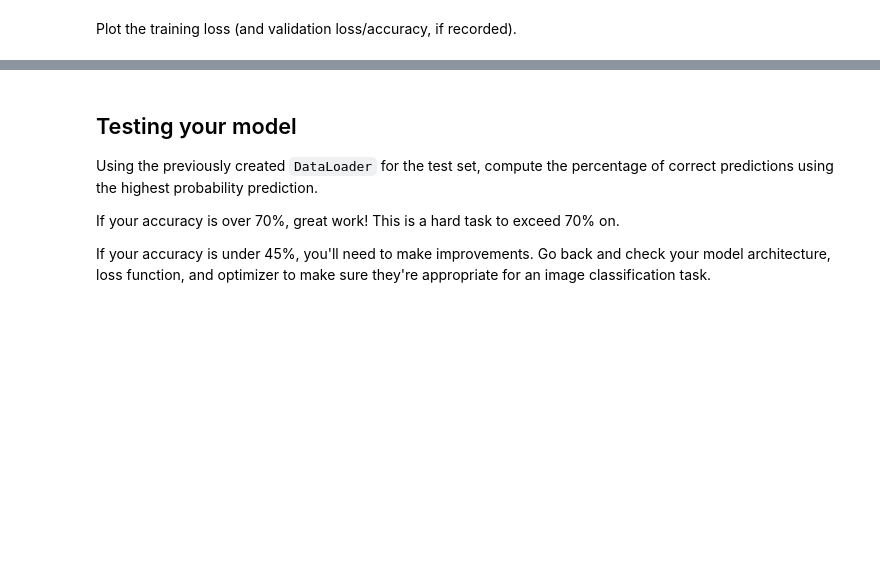
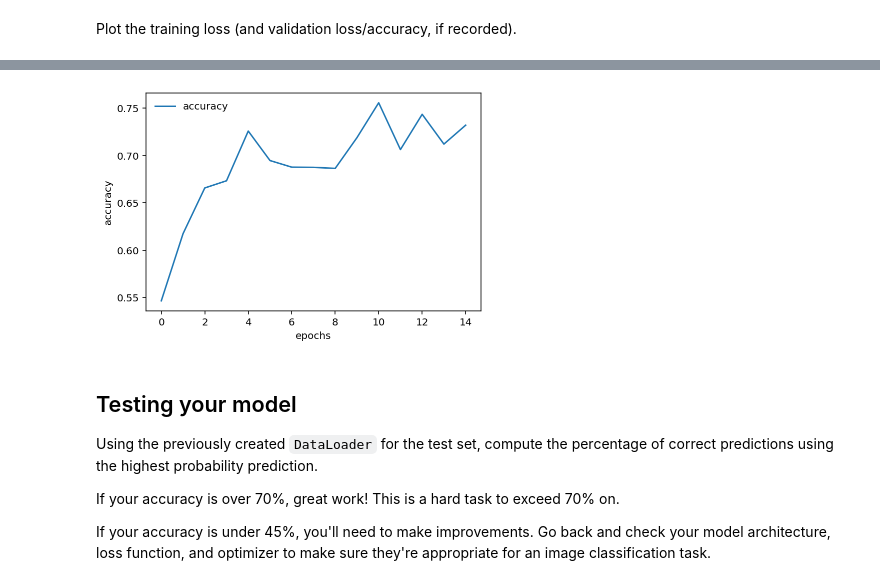
Before and after one commit to Ktoscoszjadl/Udacity_CIFAR10_Image_Classifier, a Jupyter notebook: CIFAR-10_Image_Classifier-STARTER.ipynb, the cells around one changed output, grey strips where cells are left out. Cells and saved outputs as stored; diff of their text form; code cells hidden in the pictures; blank space fills up the shorter version.

```diff
--- a/CIFAR-10_Image_Classifier-STARTER.ipynb
+++ b/CIFAR-10_Image_Classifier-STARTER.ipynb
@@ -330,10 +350,12 @@ NameError: name 'train_losses' is not defined
 # %%
 plt.plot(figsize = [8,5])
-plt.plot(accuracy, label= 'accuracy')
+plt.plot(accuracy_list, label= 'accuracy')
 plt.xlabel('epochs')
 plt.ylabel('accuracy')
 plt.legend(frameon=False)
 plt.show()
+# %% [output]
+[figure, added]
 # %% [markdown]
 ## Testing your model
 Using the previously created `DataLoader` for the test set, compute the percentage of correct predictions using the highest probability prediction.
```
Also changed, not shown: parts of 10 cells of this notebook.
